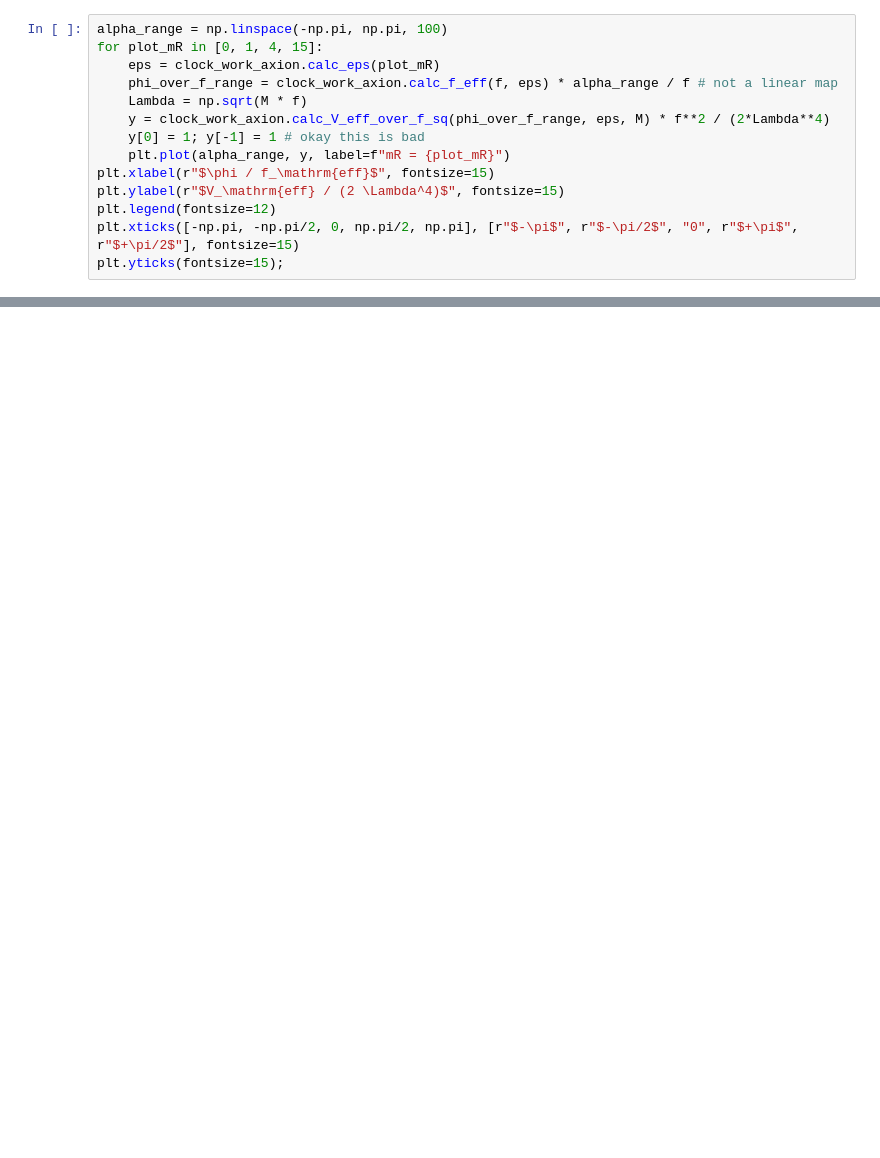
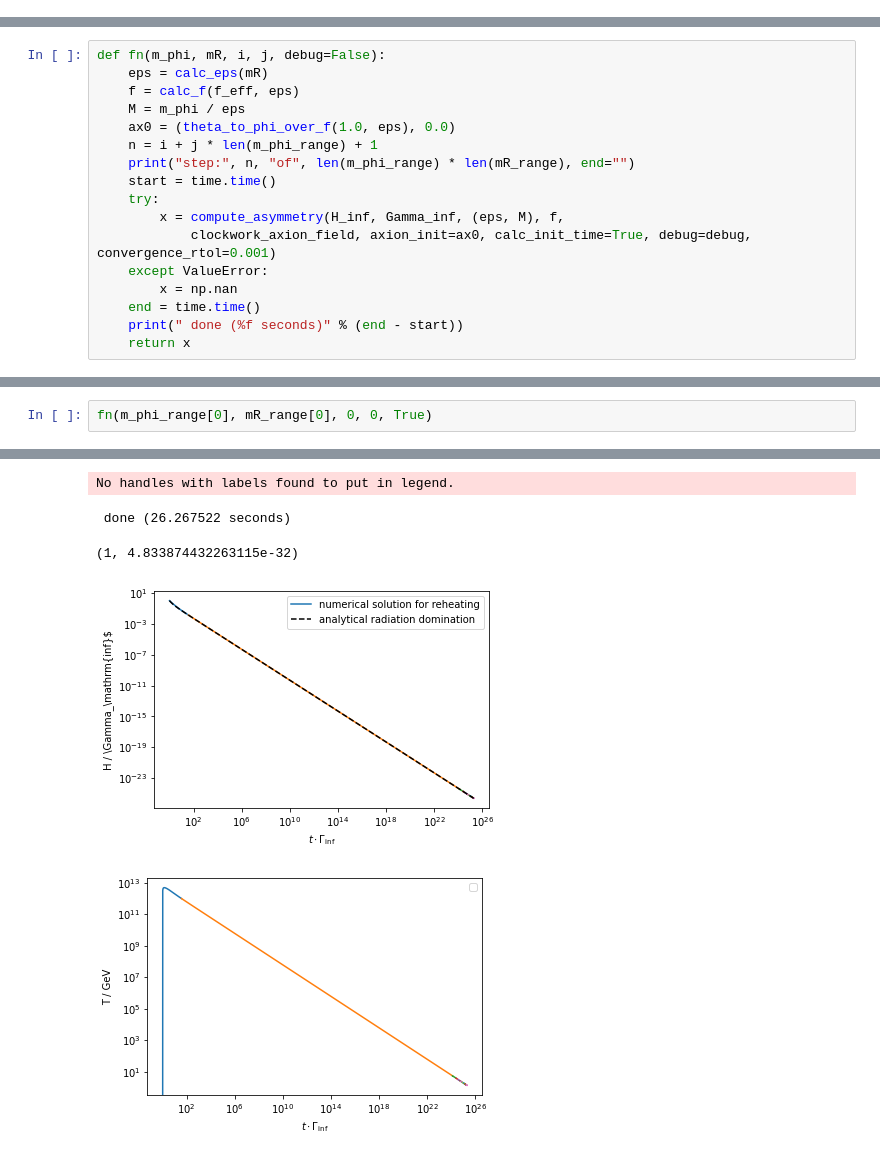
Before and after one commit to anna-jana/masters-project, a Jupyter notebook: transport_eq_in_time/clockwork.ipynb, the cells around one changed output, grey strips where cells are left out. Cells and saved outputs as stored; diff of their text form; blank space fills up the shorter version.

```diff
--- a/transport_eq_in_time/clockwork.ipynb
+++ b/transport_eq_in_time/clockwork.ipynb
@@ -72,14 +0,0 @@ ax.indicate_inset_zoom(inset_ax, edgecolor="black");
-# %%
-alpha_range = np.linspace(-np.pi, np.pi, 100)
-for plot_mR in [0, 1, 4, 15]:
-    eps = clock_work_axion.calc_eps(plot_mR)
-    phi_over_f_range = clock_work_axion.calc_f_eff(f, eps) * alpha_range / f # not a linear map
-    Lambda = np.sqrt(M * f)
-    y = clock_work_axion.calc_V_eff_over_f_sq(phi_over_f_range, eps, M) * f**2 / (2*Lambda**4)
-    y[0] = 1; y[-1] = 1 # okay this is bad
-    plt.plot(alpha_range, y, label=f"mR = {plot_mR}")
-plt.xlabel(r"$\phi / f_\mathrm{eff}$", fontsize=15)
-plt.ylabel(r"$V_\mathrm{eff} / (2 \Lambda^4)$", fontsize=15)
-plt.legend(fontsize=12)
-plt.xticks([-np.pi, -np.pi/2, 0, np.pi/2, np.pi], [r"$-\pi$", r"$-\pi/2$", "0", r"$+\pi$", r"$+\pi/2$"], fontsize=15)
-plt.yticks(fontsize=15);
@@ -97 +11,18 @@ Gamma_phi = H_inf
+# %%
+def fn(m_phi, mR, i, j, debug=False):
+    eps = calc_eps(mR)
+    f = calc_f(f_eff, eps)
+    M = m_phi / eps
+    ax0 = (theta_to_phi_over_f(1.0, eps), 0.0)
+    n = i + j * len(m_phi_range) + 1
+    print("step:", n, "of", len(m_phi_range) * len(mR_range), end="")
+    start = time.time()
+    try:
+        x = compute_asymmetry(H_inf, Gamma_inf, (eps, M), f,
+            clockwork_axion_field, axion_init=ax0, calc_init_time=True, debug=debug, convergence_rtol=0.001)
+    except ValueError:
+        x = np.nan
+    end = time.time()
+    print(" done (%f seconds)" % (end - start))
+    return x
 # %%
@@ -251,0 +66,3 @@ Text(0.5, 1.0, '$mR = 13, m_\\phi = 10^{-1} $ eV')
+# %%
+fn(m_phi_range[0], mR_range[0], 0, 0, True)
+# %% [output]
@@ -251,0 +104,5 @@ Text(0.5, 1.0, '$mR = 13, m_\\phi = 10^{-1} $ eV')
+No handles with labels found to put in legend.
+ done (26.267522 seconds)
+(1, 4.833874432263115e-32)
+[figure, added]
+[figure, added]
```
Also changed, not shown: parts of 31 cells of this notebook, 13 other files.
